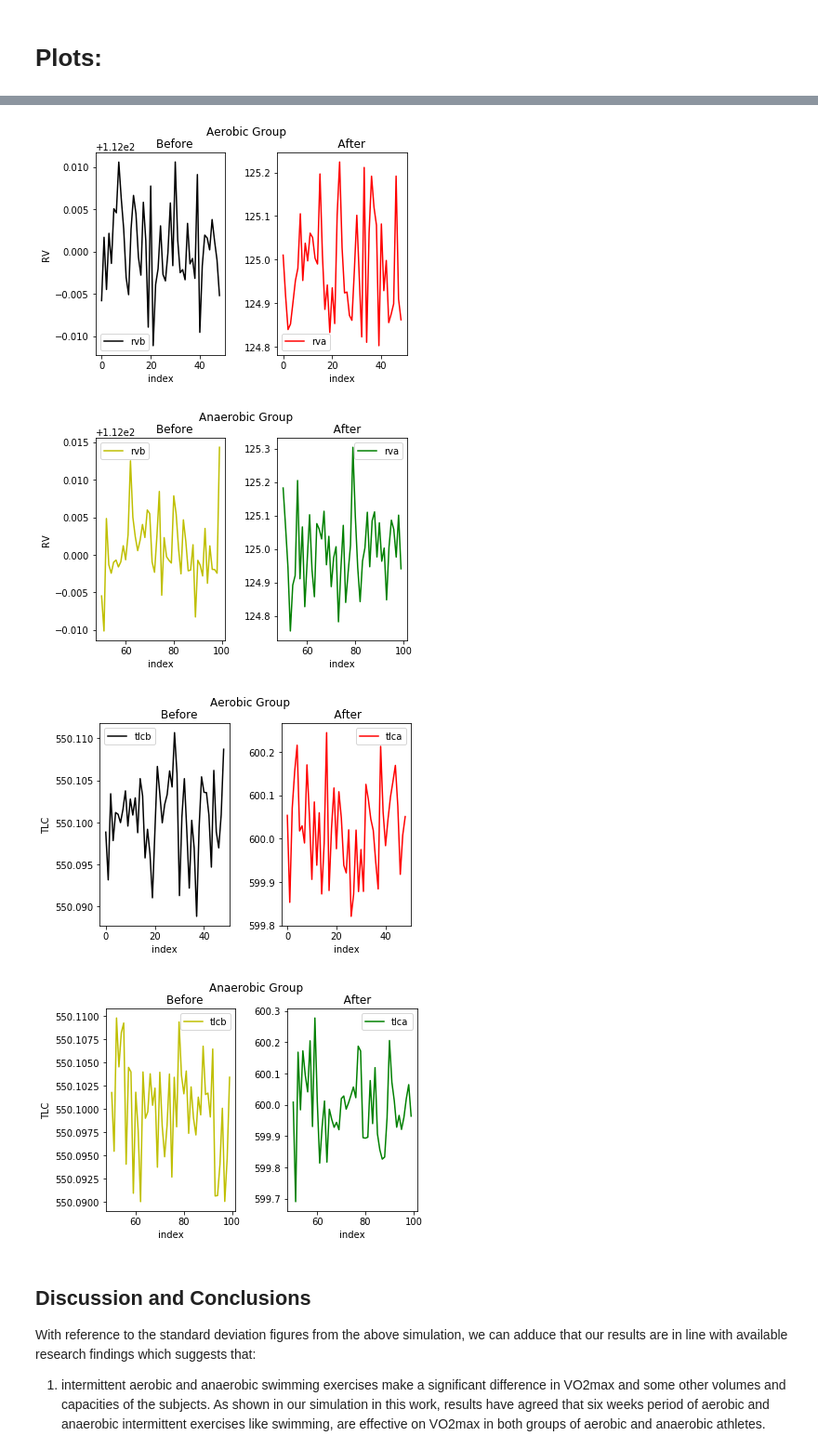
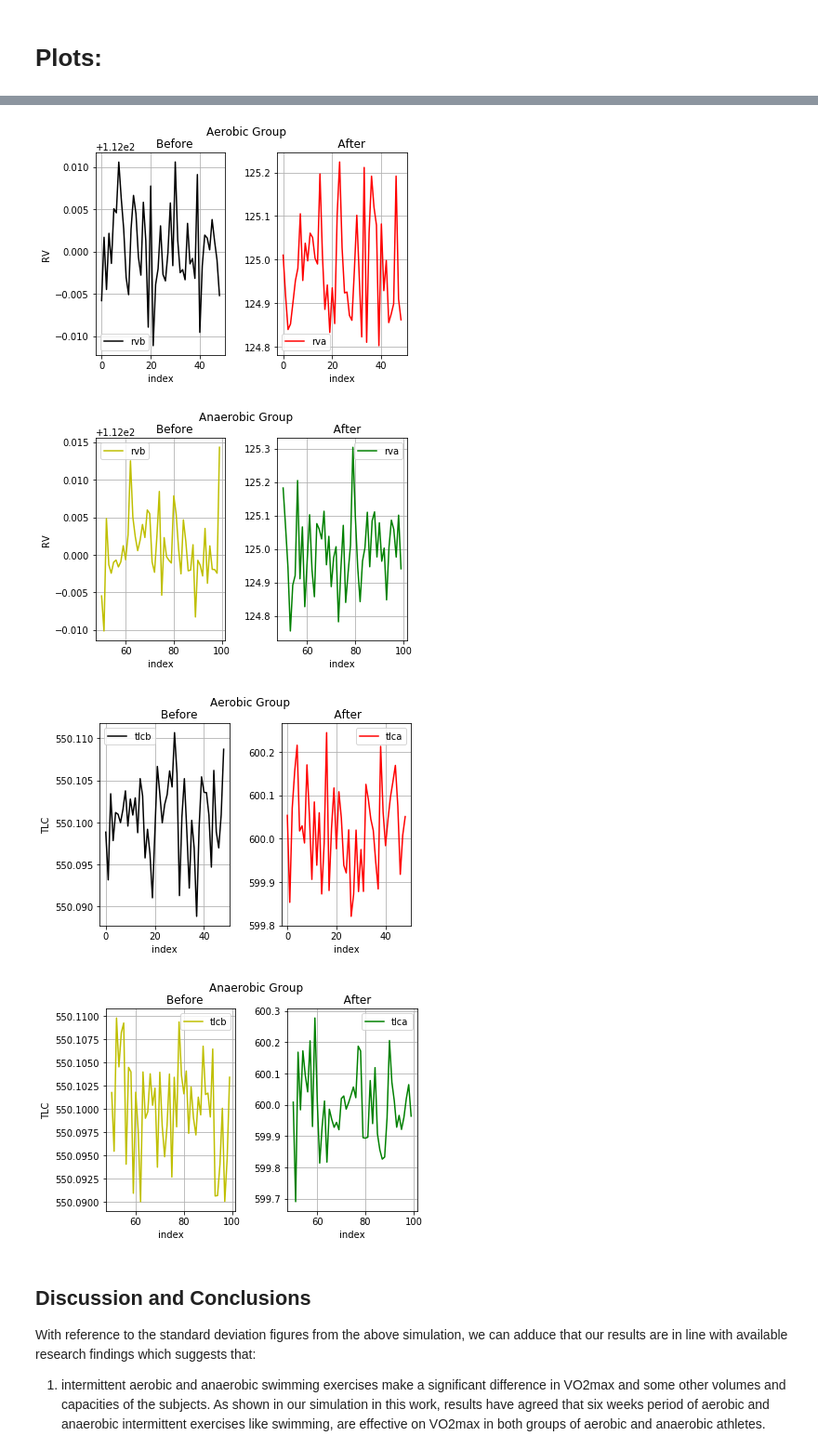
Before and after one commit to dewaledr/PDAproject, a Jupyter notebook: PDAfinalproject.ipynb, the cells around one changed output, grey strips where cells are left out. Shown at 93% size. Drawn from its saved outputs; the diff is of its cells as text; code cells hidden in the pictures.

```diff
--- a/PDAfinalproject.ipynb
+++ b/PDAfinalproject.ipynb
@@ -339,6 +350,7 @@ plt.ylabel("RV")
 
 rvDatab[:49].plot(color='k')
 plt.legend()
+plt.grid()
 
 # After - Row 1, col 2 = 2 of 2
 plt.subplot(1, 2, 2)
@@ -346,6 +358,7 @@ plt.title("     After")
 plt.xlabel("index")
 rvDataa[:49].plot(color='r')
 plt.legend()
+plt.grid()
 plt.suptitle('Aerobic Group')
 plt.subplots_adjust(left=None, bottom=None, right=None, top=None, wspace=0.4, hspace=0.4)
 plt.show()
@@ -357,6 +370,7 @@ plt.xlabel("index")
 plt.ylabel("RV")
 rvDatab[50:].plot(color='y')
 plt.legend()
+plt.grid()
 
 # After - Row 1, col 2 = 2 of 2
 plt.subplot(1, 2, 2)
@@ -364,12 +378,13 @@ plt.title("   After")
 plt.xlabel("index")
 rvDataa[50:].plot(color='g')
 plt.legend()
+plt.grid()
 plt.suptitle('Anaerobic Group')
 plt.subplots_adjust(left=None, bottom=None, right=None, top=None, wspace=0.4, hspace=0.4)
 plt.show()
 # %% [output]
-[figure, old version]
+[figure, new version]
-[figure, old version]
+[figure, new version]
 # %%
 import matplotlib.pyplot as plt
 
@@ -389,40 +404,44 @@ plt.ylabel("TLC")
 
 tlcDatab[:49].plot(color='k')
 plt.legend()
+plt.grid()
 
 # After - Row 1, col 2 = 2 of 2
 plt.subplot(1, 2, 2)
 
 plt.title("     After    ")
 plt.xlabel("index")
 tlcDataa[:49].plot(color='r')
 plt.legend()
+plt.grid()
 #x = np.random.uniform(-3.0, 3.0, 10000)
 plt.suptitle('Aerobic Group')
 plt.subplots_adjust(left=None, bottom=None, right=None, top=None, wspace=0.4, hspace=0.4)
 plt.show()
 
 ##===
 
 plt.subplot(1, 2, 1)
 plt.title("        Before")
 plt.xlabel("index")
 plt.ylabel("TLC")
 tlcDatab[50:].plot(color='y')
 plt.legend()
+plt.grid()
 
 # After - Row 1, col 2 = 2 of 2
 plt.subplot(1, 2, 2)
 plt.title("   After")
 plt.xlabel("index")
 tlcDataa[50:].plot(color='g')
 plt.legend()
+plt.grid()
 plt.suptitle('Anaerobic Group')
 plt.subplots_adjust(left=None, bottom=None, right=None, top=None, wspace=0.4, hspace=0.4)
 plt.show()
 # %% [output]
-[figure, old version]
+[figure, new version]
-[figure, old version]
+[figure, new version]
 # %% [markdown]
 ## Discussion and Conclusions
 
```
Also changed, not shown: parts of 4 cells of this notebook.
